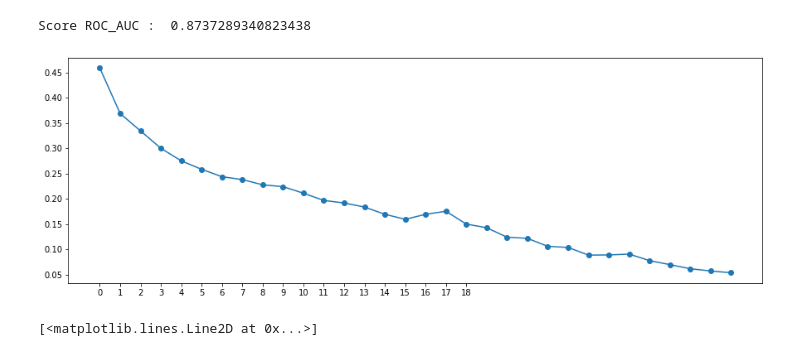
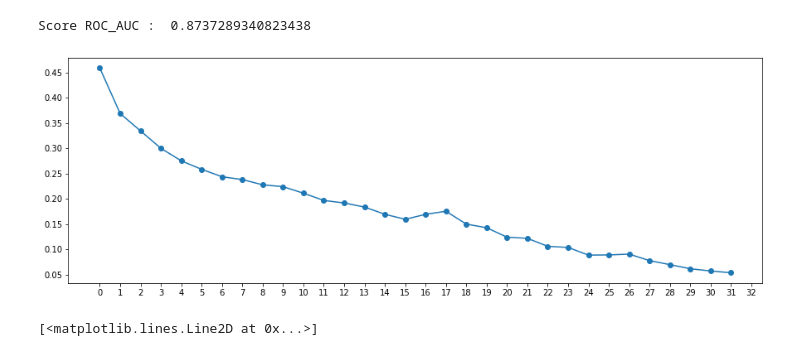
Before and after one commit to Henriquerezer/FLAI-Curso_python_para_data_science, a Jupyter notebook: Rafinha_dos_dados_cursos/Redes_Neurais/Neural_network_Sklearn.ipynb, the cells around one changed output. Cells and saved outputs as stored; diff of their text form; code cells hidden in the pictures.

```diff
--- a/Rafinha_dos_dados_cursos/Redes_Neurais/Neural_network_Sklearn.ipynb
+++ b/Rafinha_dos_dados_cursos/Redes_Neurais/Neural_network_Sklearn.ipynb
@@ -88,11 +88,11 @@ Score ROC_AUC :  0.8737289340823438
 # %%
 loss = mlp.best_estimator_.loss_curve_
 
 plt.figure(figsize=(15,5))
 plt.plot(loss, 'o-')
-plt.xticks(np.arange(19));
+plt.xticks(np.arange(33));
 # %% [output]
-[figure, old version]
+[figure, new version]
 # %%
 from sklearn.metrics import roc_curve
 
```
